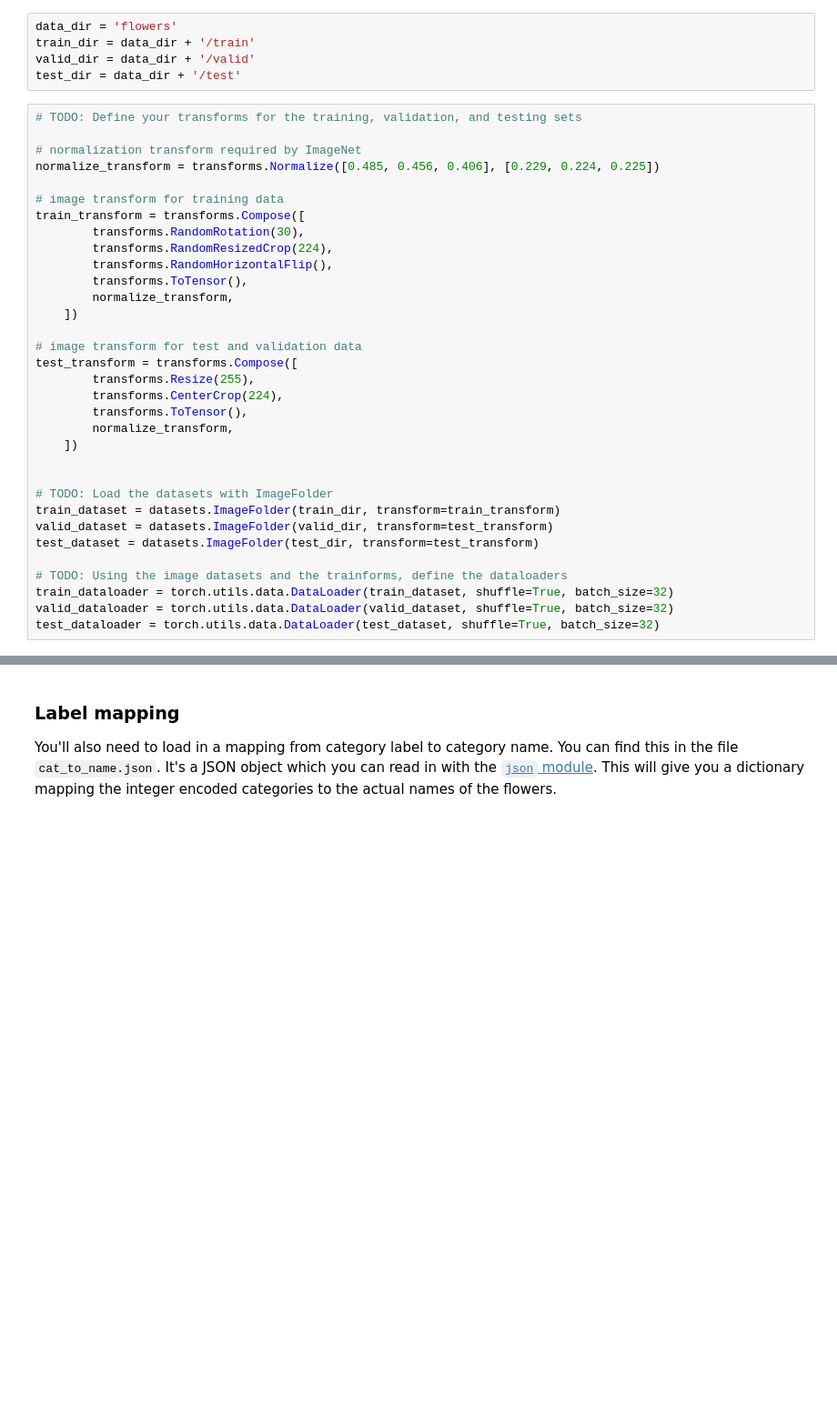
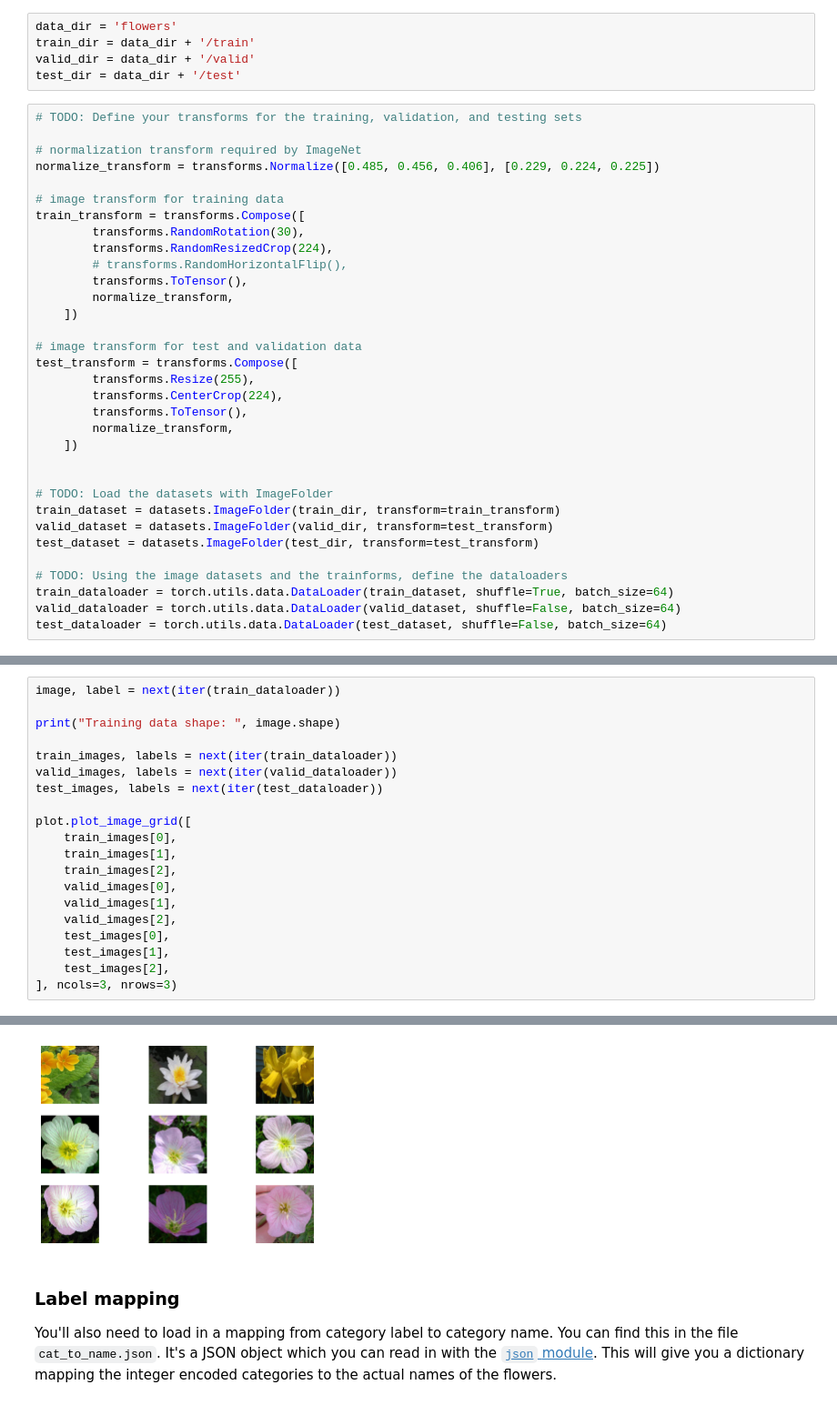
Before and after one commit to christiaan-lombard/udacityproject-image-classifier, a Jupyter notebook: Image Classifier Project.ipynb, the cells around one changed output, grey strips where cells are left out. Shown at 91% size. Cells and saved outputs as stored; diff of their text form; blank space fills up the shorter version.

```diff
--- a/Image Classifier Project.ipynb
+++ b/Image Classifier Project.ipynb
@@ -59,7 +60,7 @@ normalize_transform = transforms.Normalize([0.485, 0.456, 0.406], [0.229, 0.224,
 train_transform = transforms.Compose([
         transforms.RandomRotation(30),
         transforms.RandomResizedCrop(224),
-        transforms.RandomHorizontalFlip(),
+        # transforms.RandomHorizontalFlip(),
         transforms.ToTensor(),
         normalize_transform,
     ])
@@ -79,6 +80,6 @@ valid_dataset = datasets.ImageFolder(valid_dir, transform=test_transform)
 test_dataset = datasets.ImageFolder(test_dir, transform=test_transform)
 
 # TODO: Using the image datasets and the trainforms, define the dataloaders
-train_dataloader = torch.utils.data.DataLoader(train_dataset, shuffle=True, batch_size=32)
-valid_dataloader = torch.utils.data.DataLoader(valid_dataset, shuffle=True, batch_size=32)
-test_dataloader = torch.utils.data.DataLoader(test_dataset, shuffle=True, batch_size=32)
+train_dataloader = torch.utils.data.DataLoader(train_dataset, shuffle=True, batch_size=64)
+valid_dataloader = torch.utils.data.DataLoader(valid_dataset, shuffle=False, batch_size=64)
+test_dataloader = torch.utils.data.DataLoader(test_dataset, shuffle=False, batch_size=64)
@@ -90,0 +86,21 @@ Training data shape:  torch.Size([32, 3, 224, 224])
+# %%
+image, label = next(iter(train_dataloader))
+
+print("Training data shape: ", image.shape)
+
+train_images, labels = next(iter(train_dataloader))
+valid_images, labels = next(iter(valid_dataloader))
+test_images, labels = next(iter(test_dataloader))
+
+plot.plot_image_grid([
+    train_images[0],
+    train_images[1],
+    train_images[2],
+    valid_images[0],
+    valid_images[1],
+    valid_images[2],
+    test_images[0],
+    test_images[1],
+    test_images[2],
+], ncols=3, nrows=3)
+# %% [output]
@@ -91,3 +111,4 @@ Training data shape:  torch.Size([32, 3, 224, 224])
+[figure, added]
 # %% [markdown]
 ### Label mapping
 
```
Also changed, not shown: parts of 13 cells of this notebook, 3 other files.
